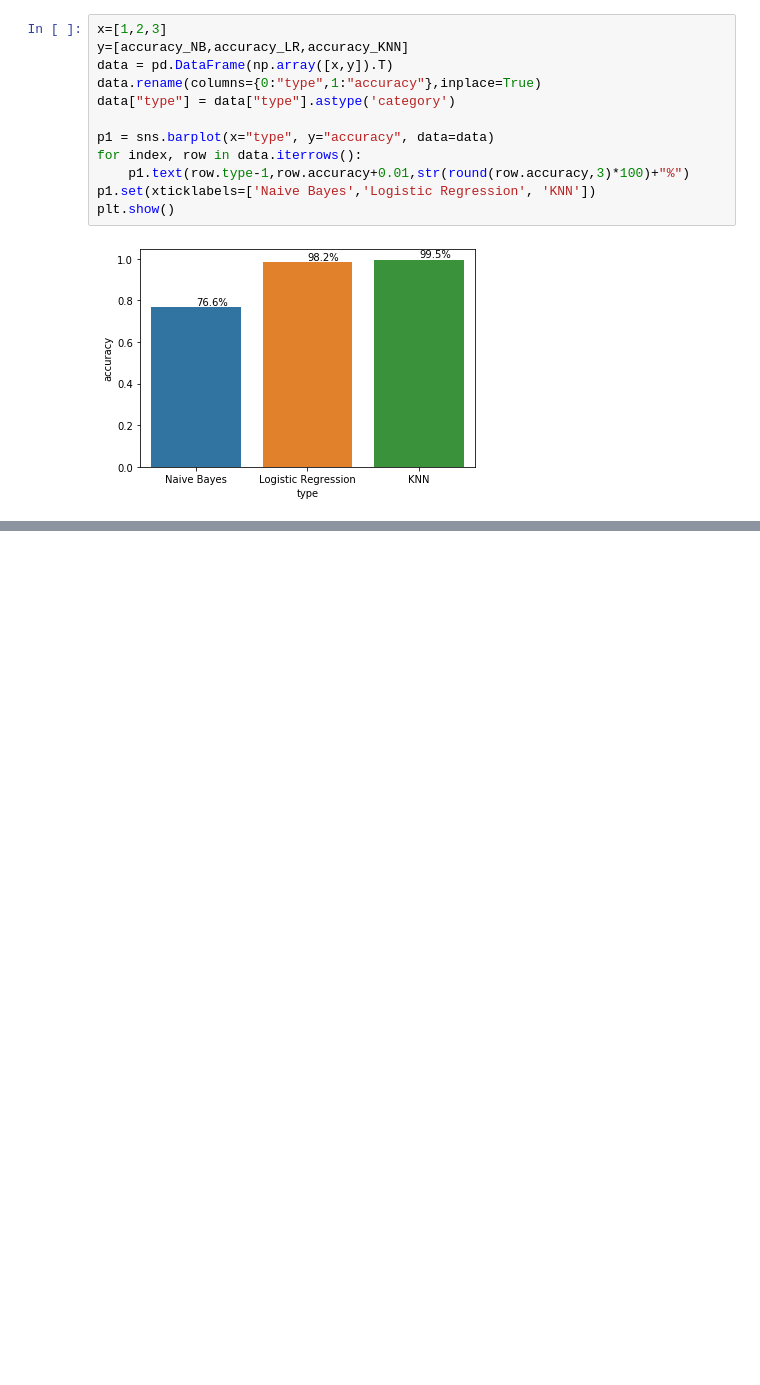
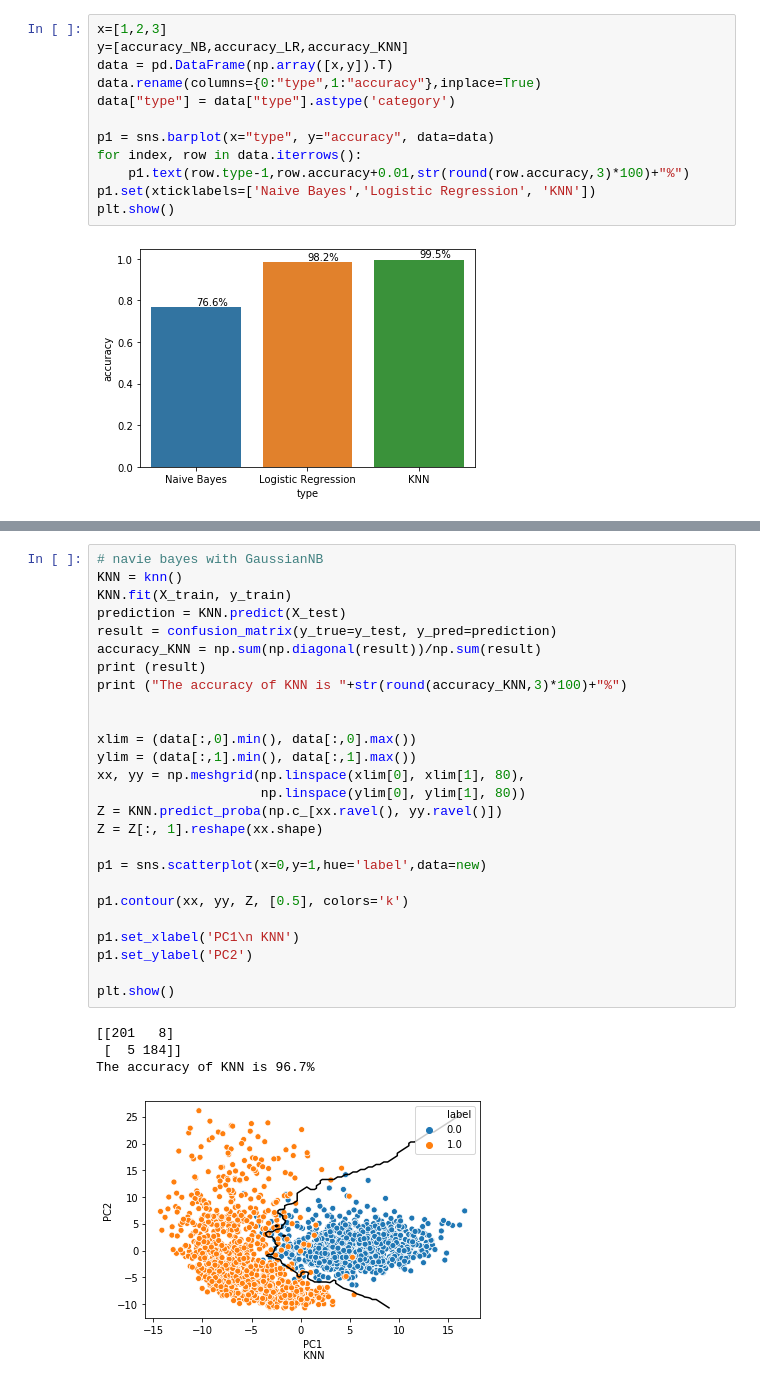
Before and after one commit to woodyzc/ISYE6740, a Jupyter notebook: HW4/homework4/Untitled.ipynb, the cells around one changed output, grey strips where cells are left out. Drawn from its saved outputs; the diff is of its cells as text; blank space fills up the shorter version.

```diff
--- a/HW4/homework4/Untitled.ipynb
+++ b/HW4/homework4/Untitled.ipynb
@@ -229,0 +312,31 @@ plt.show()
+# %%
+# navie bayes with GaussianNB
+KNN = knn()
+KNN.fit(X_train, y_train)
+prediction = KNN.predict(X_test)
+result = confusion_matrix(y_true=y_test, y_pred=prediction)
+accuracy_KNN = np.sum(np.diagonal(result))/np.sum(result)
+print (result)
+print ("The accuracy of KNN is "+str(round(accuracy_KNN,3)*100)+"%")
+
+
+xlim = (data[:,0].min(), data[:,0].max())
+ylim = (data[:,1].min(), data[:,1].max())
+xx, yy = np.meshgrid(np.linspace(xlim[0], xlim[1], 80),
+                     np.linspace(ylim[0], ylim[1], 80))
+Z = KNN.predict_proba(np.c_[xx.ravel(), yy.ravel()])
+Z = Z[:, 1].reshape(xx.shape)
+
+p1 = sns.scatterplot(x=0,y=1,hue='label',data=new)
+
+p1.contour(xx, yy, Z, [0.5], colors='k')
+
+p1.set_xlabel('PC1\n KNN')
+p1.set_ylabel('PC2')
+
+plt.show()
+# %% [output]
+[[201   8]
+ [  5 184]]
+The accuracy of KNN is 96.7%
+[figure, added]
```
Also changed, not shown: parts of 5 cells of this notebook.
